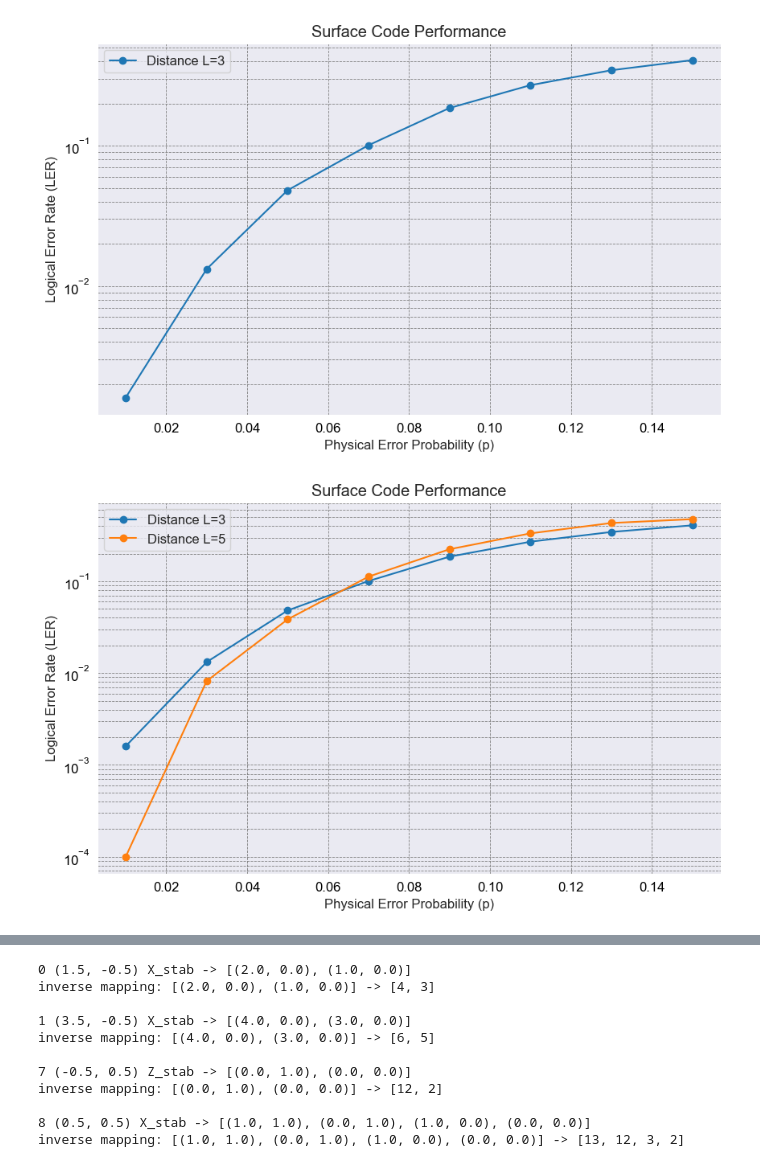
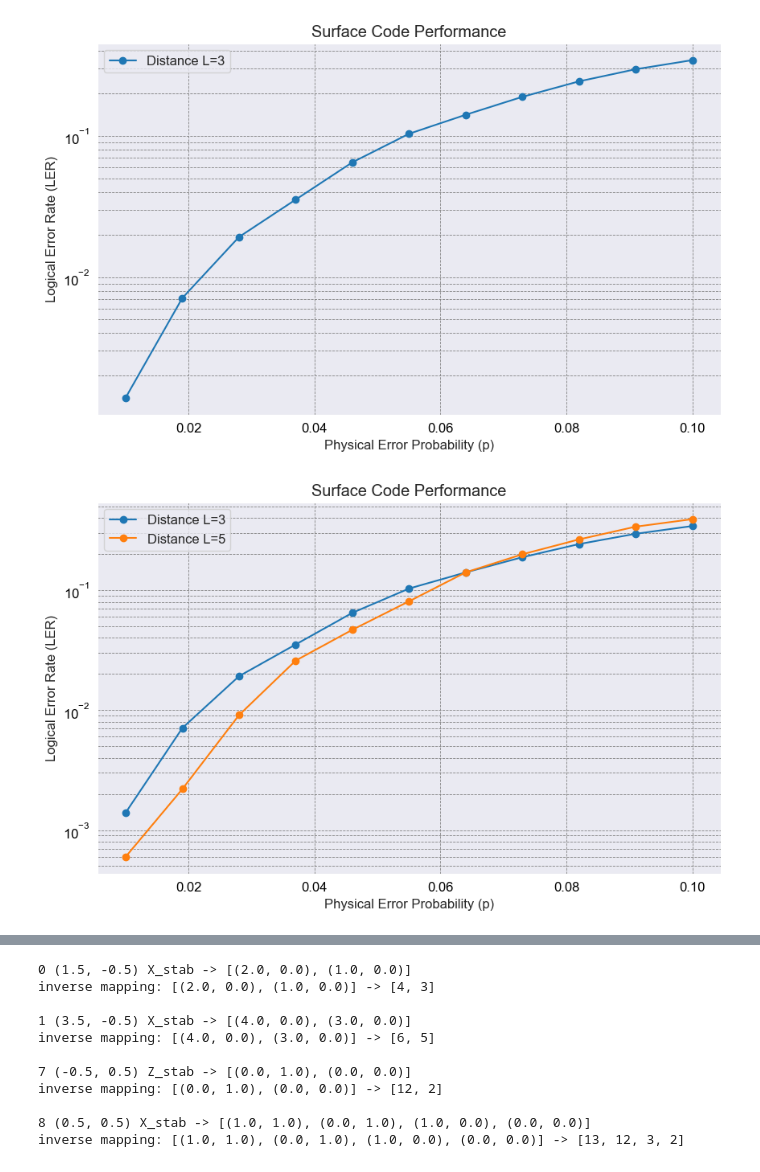
Before and after one commit to BjarneS2/Simulation_on_QEC_with_reconfigurable_atom_arrays, a Jupyter notebook: test.ipynb, the cells around one changed output, grey strips where cells are left out. Drawn from its saved outputs; the diff is of its cells as text; code cells hidden in the pictures.

```diff
--- a/test.ipynb
+++ b/test.ipynb
@@ -1,11 +7,15 @@
 # %%
 import numpy as np
-from surface_code import SurfaceCode
 import matplotlib as mpl
 import seaborn as sns
 
-Ls = [3,5,7,9]
-ps = np.linspace(0.01, 0.15, 8)
+# At some point I should use a std as well for the logical error rates
+# like this: std_err = (logical_errors*(1-logical_errors)/num_shots)**0.5
+# from the https://github.com/oscarhiggott/PyMatching/blob/master/docs/toric-code-example.ipynb
+# in cell 12 of the introductory notebook.
+
+Ls = [3,5,7]
+ps = np.linspace(0.01, 0.1, 11)
 
 results = {}
 
@@ -14,39 +24,38 @@ for L in Ls:
     res_L = []
     for p in ps:
         SC.build_in_stim(rounds=L, depolarize_prob=p)
-        ler = SC.run_with_pymatching(shots=10000)
+        ler, syndrome, obs, preds = SC.run_with_pymatching(shots=10000)
         res_L.append(ler)
     results[L] = np.array(res_L)
 
     import matplotlib.pyplot as plt
 
     # Apply scientific plot styling
     sns.set_style("darkgrid")
     mpl.rcParams.update(
         {
             "font.size": 12,
             "grid.color": "0.5",
             "grid.linestyle": "--",
             "grid.linewidth": 0.6,
             "xtick.color": "black",
             "ytick.color": "black",
         }
     )
 
     # Create the plot
     plt.figure(figsize=(10, 6))
 
     for L, lers in results.items():
         plt.plot(ps, lers, marker='o', linestyle='-', label=f'Distance L={L}')
 
     # Set plot labels and title
     plt.xlabel("Physical Error Probability (p)")
     plt.ylabel("Logical Error Rate (LER)")
     plt.title("Surface Code Performance")
     plt.yscale('log')
     plt.legend()
     plt.grid(True, which="both", ls="--")
-    plt.show()
 # %% [output]
-[figure, old version]
+[figure, new version]
-[figure, old version]
+[figure, new version]
```
Also changed, not shown: parts of 4 cells of this notebook, 4 other files.
